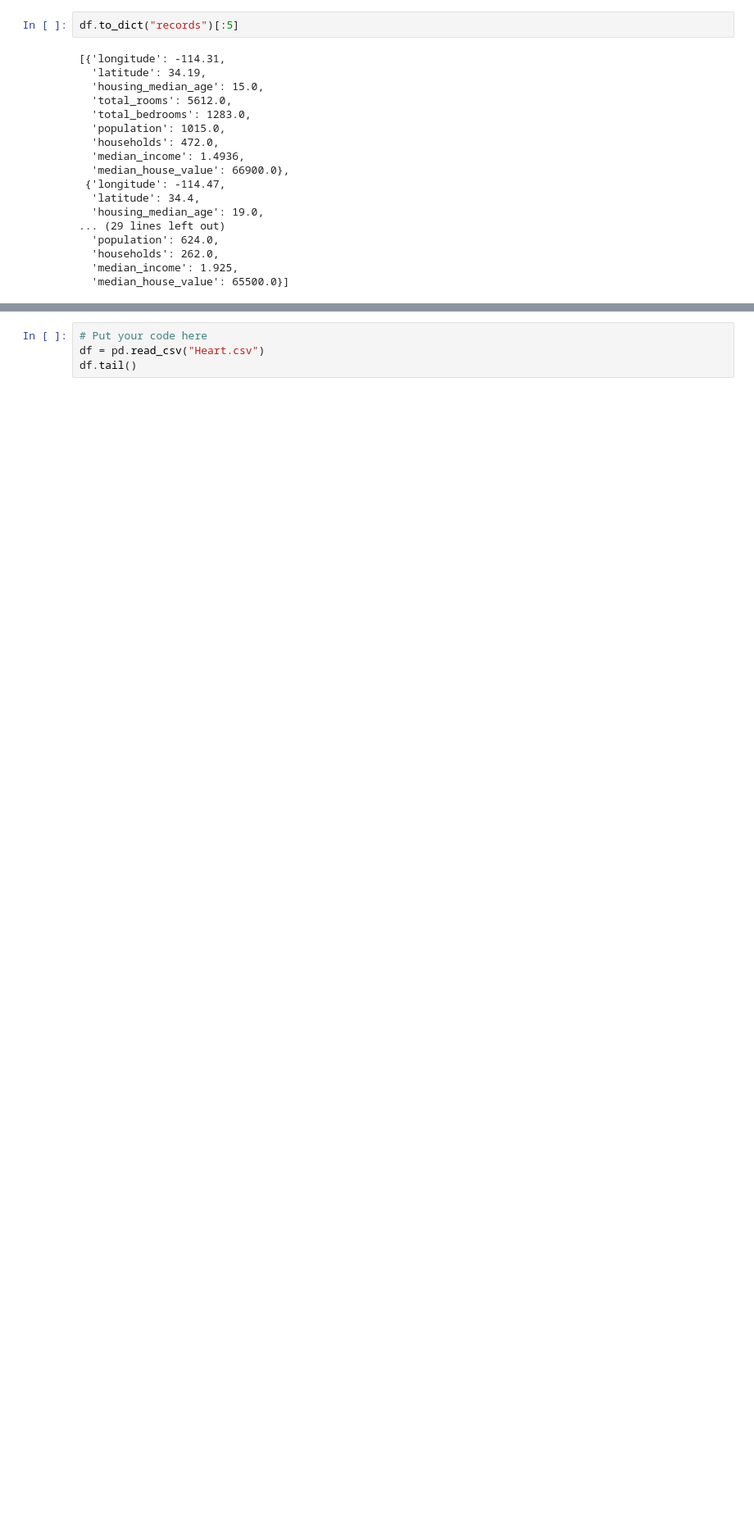
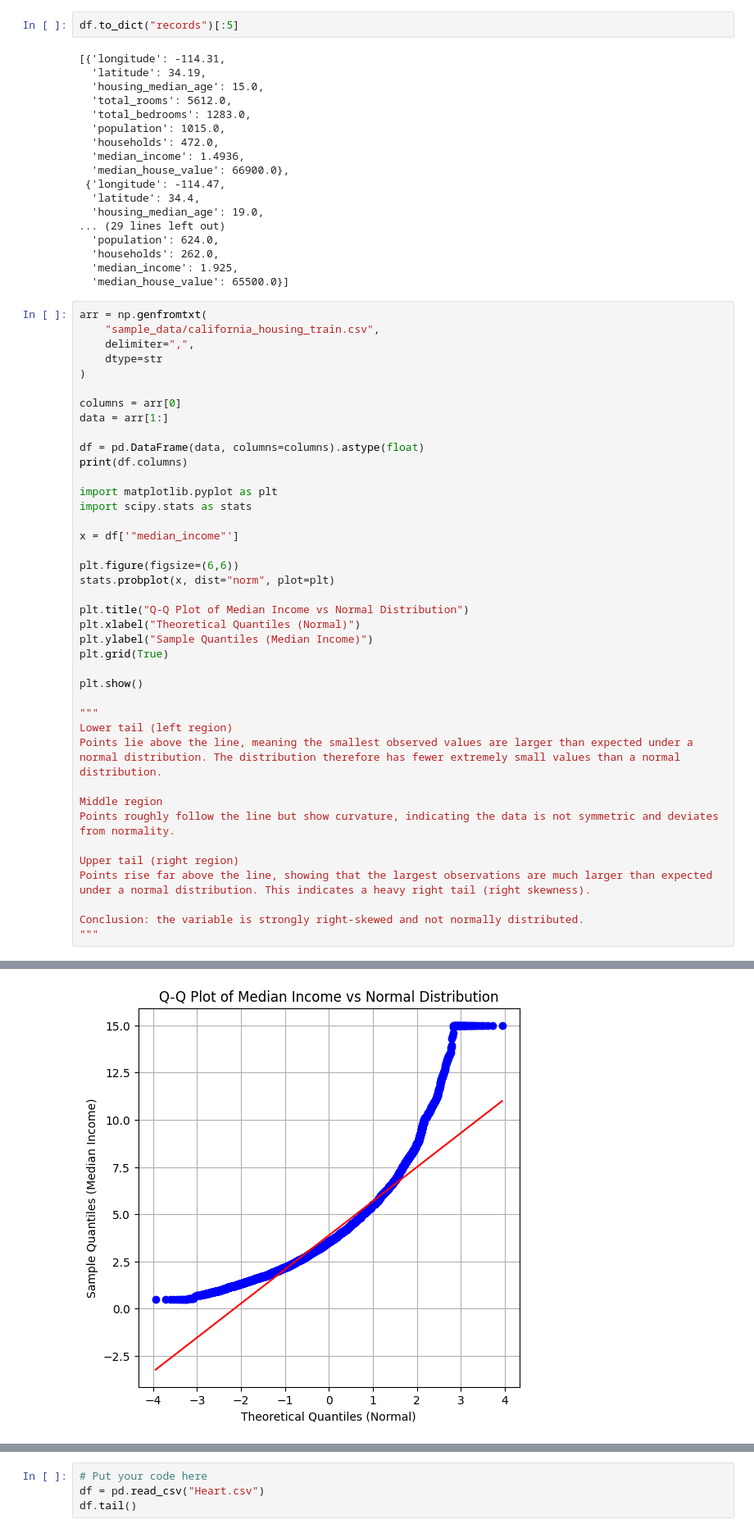
Before and after one commit to sylwia-sapkowska/intro-to-ml, a Jupyter notebook: 1_Introduction,_visualization,_descriptive_statistics_student_version.ipynb, the cells around one changed output, grey strips where cells are left out. Shown at 82% size. Drawn from its saved outputs; the diff is of its cells as text; blank space fills up the shorter version.

Commit message:
Q-Q charts

```diff
--- a/1_Introduction,_visualization,_descriptive_statistics_student_version.ipynb
+++ b/1_Introduction,_visualization,_descriptive_statistics_student_version.ipynb
@@ -278,3 +278,44 @@ df.to_dict("records")[:5]
   'households': 262.0,
   'median_income': 1.925,
   'median_house_value': 65500.0}]
+# %%
+arr = np.genfromtxt(
+    "sample_data/california_housing_train.csv",
+    delimiter=",",
+    dtype=str
+)
+
+columns = arr[0]
+data = arr[1:]
+
+df = pd.DataFrame(data, columns=columns).astype(float)
+print(df.columns)
+
+import matplotlib.pyplot as plt
+import scipy.stats as stats
+
+x = df['"median_income"']
+
+plt.figure(figsize=(6,6))
+stats.probplot(x, dist="norm", plot=plt)
+
+plt.title("Q-Q Plot of Median Income vs Normal Distribution")
+plt.xlabel("Theoretical Quantiles (Normal)")
+plt.ylabel("Sample Quantiles (Median Income)")
+plt.grid(True)
+
+plt.show()
+
+"""
+Lower tail (left region)
+Points lie above the line, meaning the smallest observed values are larger than expected under a normal distribution. The distribution therefore has fewer extremely small values than a normal distribution.
+
+Middle region
+Points roughly follow the line but show curvature, indicating the data is not symmetric and deviates from normality.
+
+Upper tail (right region)
+Points rise far above the line, showing that the largest observations are much larger than expected under a normal distribution. This indicates a heavy right tail (right skewness).
+
+Conclusion: the variable is strongly right-skewed and not normally distributed.
+"""
+# %% [output]
@@ -281,3 +326,4 @@ df.to_dict("records")[:5]
+[figure, added]
 # %% [markdown]
 ### Exercise 5 ###
 Download the dataset from `https://www.statlearning.com/s/Heart.csv`. Load it into Pandas DataFrame. Check if the data is read correctly by comparing it to the console output. If needed, adjust the parameters of the `pd.read_csv()` function. The most commonly adjusted parameters are `sep`, `header` and `dtype`. Display the last rows by calling `df.tail()` and check if you can already spot some features of the data set, e.g., whether it is sorted with respect to some column. Check if there are null values.
```
Also changed, not shown: parts of 4 cells of this notebook.
